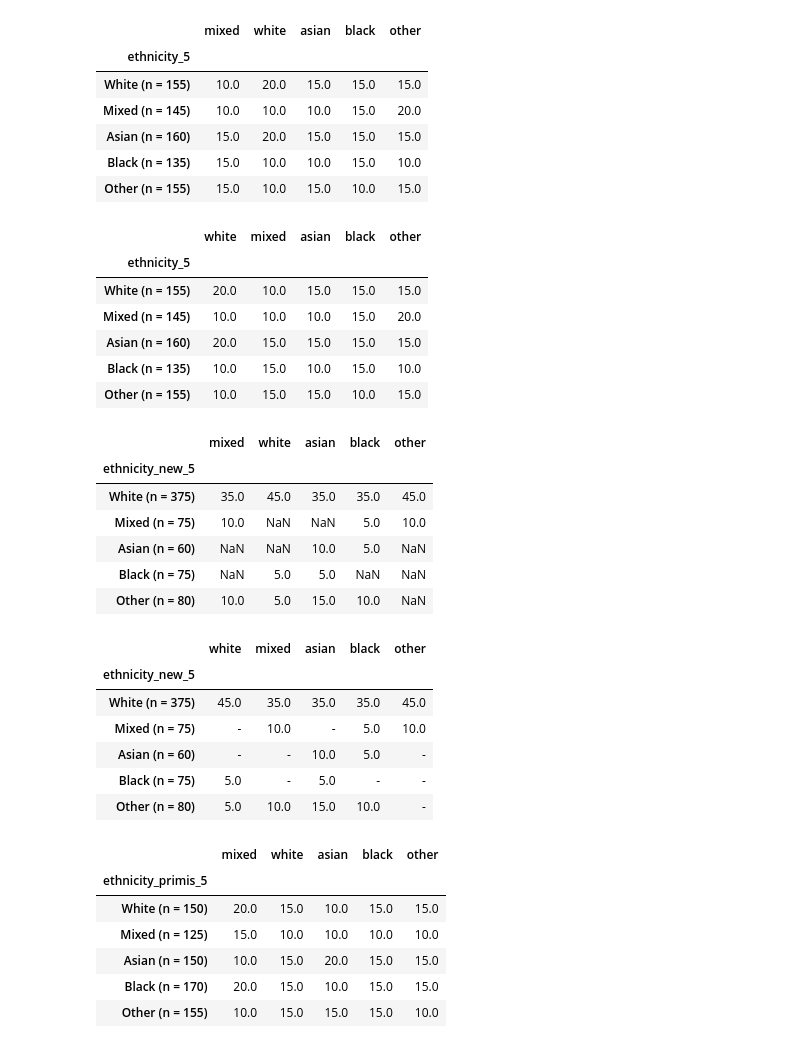
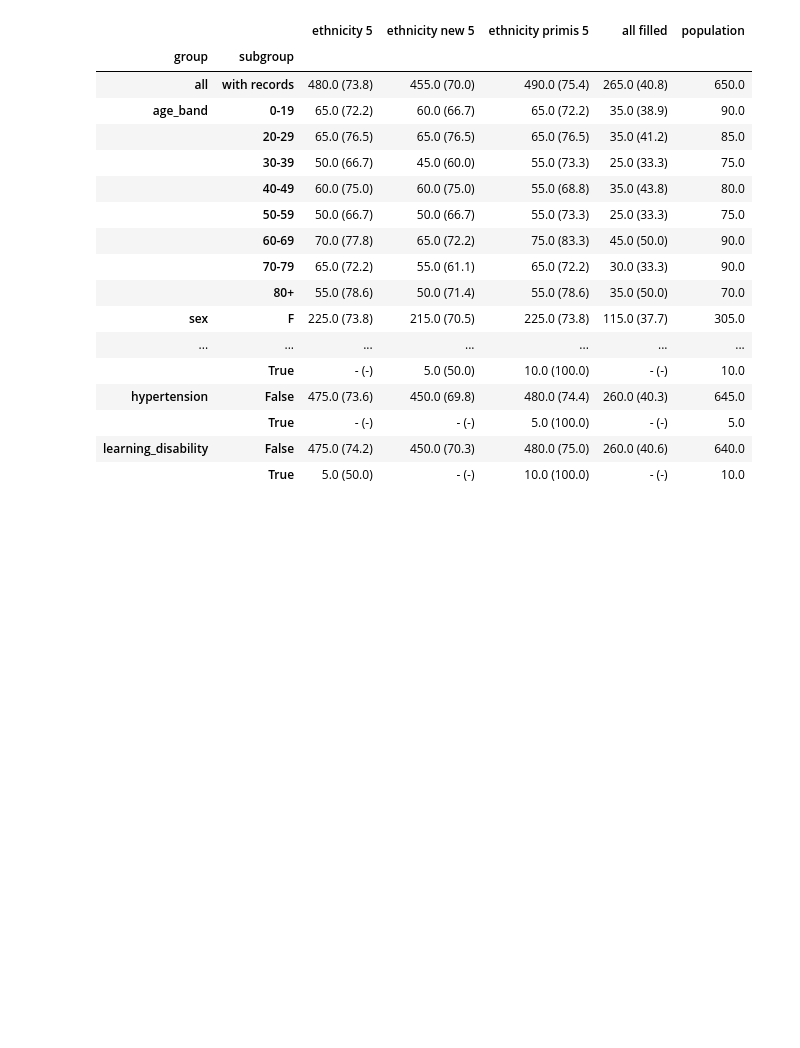
Before and after one commit to opensafely/ethnicity-short-data-report, a Jupyter notebook: notebooks_jupyter/test.ipynb, the cells around one changed output. Drawn from its saved outputs; the diff is of its cells as text; code cells hidden in the pictures; blank space fills up the shorter version.

```diff
--- a/notebooks_jupyter/test.ipynb
+++ b/notebooks_jupyter/test.ipynb
@@ -18,6 +18,9 @@ code_dict = {
 other_vars = ['mixed','white','asian','black','other']
 other_vars_combined = [x+'_'+y for x in definitions for y in other_vars]
 
+registered=True
+reg='registered'
+
 # Dates
 dates = False
 date_min = ''
@@ -37,3 +40,5 @@ clinical_covariates = ['dementia', 'diabetes', 'hypertension', 'learning_disabil
 
 # Output filepath
 output_path = 'phenotype_validation_ethnicity/5'
+if registered:
+    output_path = output_path + "/registered"
@@ -663,52 +702,36 @@ display(list(code_dict['ethnicity_5'].values()))
 # %%
 df_clean = import_clean(input_path, definitions, other_vars_combined, demographic_covariates,
                     clinical_covariates, null, date_min, date_max,
                     time_delta, output_path, code_dict, dates)
 
 # latest_common_comparison(df_clean, definitions, other_vars_combined, output_path,code_dict)
 # print(code_dict)
 from itertools import product
 new_filt = dict(filter(lambda val: val in definitions, code_dict.items()))
 lowerlist=[x.lower() for x in (list(code_dict['ethnicity_5'].values()))]
+patient_counts(df_clean, definitions, demographic_covariates, clinical_covariates, output_path)
 # print(new_filt)
 # for x in code_dict['ethnicity_5']:
 #     print(code_dict['ethnicity_5'][x].lower())
-state_change(df_clean, definitions, other_vars_combined, output_path,code_dict)
+# state_change(df_clean, definitions, other_vars_combined, output_path,code_dict)
 # #state_change(df_clean, definitions, other_vars_combined, output_path)
 # latest_common_comparison(df_clean, definitions, other_vars_combined, output_path,code_dict)
 # %% [output]
-|  | mixed | white | asian | black | other |
-| ethnicity_5 |  |  |  |  |  |
-| White (n = 155) | 10.0 | 20.0 | 15.0 | 15.0 | 15.0 |
-| Mixed (n = 145) | 10.0 | 10.0 | 10.0 | 15.0 | 20.0 |
-| Asian (n = 160) | 15.0 | 20.0 | 15.0 | 15.0 | 15.0 |
-| Black (n = 135) | 15.0 | 10.0 | 10.0 | 15.0 | 10.0 |
-| Other (n = 155) | 15.0 | 10.0 | 15.0 | 10.0 | 15.0 |
+|  |  | ethnicity 5 | ethnicity new 5 | ethnicity primis 5 | all filled | population |
+| group | subgroup |  |  |  |  |  |
+| all | with records | 480.0 (73.8) | 455.0 (70.0) | 490.0 (75.4) | 265.0 (40.8) | 650.0 |
+| age_band | 0-19 | 65.0 (72.2) | 60.0 (66.7) | 65.0 (72.2) | 35.0 (38.9) | 90.0 |
+|  | 20-29 | 65.0 (76.5) | 65.0 (76.5) | 65.0 (76.5) | 35.0 (41.2) | 85.0 |
+|  | 30-39 | 50.0 (66.7) | 45.0 (60.0) | 55.0 (73.3) | 25.0 (33.3) | 75.0 |
+|  | 40-49 | 60.0 (75.0) | 60.0 (75.0) | 55.0 (68.8) | 35.0 (43.8) | 80.0 |
+|  | 50-59 | 50.0 (66.7) | 50.0 (66.7) | 55.0 (73.3) | 25.0 (33.3) | 75.0 |
+|  | 60-69 | 70.0 (77.8) | 65.0 (72.2) | 75.0 (83.3) | 45.0 (50.0) | 90.0 |
+|  | 70-79 | 65.0 (72.2) | 55.0 (61.1) | 65.0 (72.2) | 30.0 (33.3) | 90.0 |
+|  | 80+ | 55.0 (78.6) | 50.0 (71.4) | 55.0 (78.6) | 35.0 (50.0) | 70.0 |
+| sex | F | 225.0 (73.8) | 215.0 (70.5) | 225.0 (73.8) | 115.0 (37.7) | 305.0 |
+| ... | ... | ... | ... | ... | ... | ... |
+|  | True | - (-) | 5.0 (50.0) | 10.0 (100.0) | - (-) | 10.0 |
+| hypertension | False | 475.0 (73.6) | 450.0 (69.8) | 480.0 (74.4) | 260.0 (40.3) | 645.0 |
+|  | True | - (-) | - (-) | 5.0 (100.0) | - (-) | 5.0 |
+| learning_disability | False | 475.0 (74.2) | 450.0 (70.3) | 480.0 (75.0) | 260.0 (40.6) | 640.0 |
+|  | True | 5.0 (50.0) | - (-) | 10.0 (100.0) | - (-) | 10.0 |
-|  | white | mixed | asian | black | other |
-| ethnicity_5 |  |  |  |  |  |
-| White (n = 155) | 20.0 | 10.0 | 15.0 | 15.0 | 15.0 |
-| Mixed (n = 145) | 10.0 | 10.0 | 10.0 | 15.0 | 20.0 |
-| Asian (n = 160) | 20.0 | 15.0 | 15.0 | 15.0 | 15.0 |
-| Black (n = 135) | 10.0 | 15.0 | 10.0 | 15.0 | 10.0 |
-| Other (n = 155) | 10.0 | 15.0 | 15.0 | 10.0 | 15.0 |
-|  | mixed | white | asian | black | other |
-| ethnicity_new_5 |  |  |  |  |  |
-| White (n = 375) | 35.0 | 45.0 | 35.0 | 35.0 | 45.0 |
-| Mixed (n = 75) | 10.0 | NaN | NaN | 5.0 | 10.0 |
-| Asian (n = 60) | NaN | NaN | 10.0 | 5.0 | NaN |
-| Black (n = 75) | NaN | 5.0 | 5.0 | NaN | NaN |
-| Other (n = 80) | 10.0 | 5.0 | 15.0 | 10.0 | NaN |
-|  | white | mixed | asian | black | other |
-| ethnicity_new_5 |  |  |  |  |  |
-| White (n = 375) | 45.0 | 35.0 | 35.0 | 35.0 | 45.0 |
-| Mixed (n = 75) | - | 10.0 | - | 5.0 | 10.0 |
-| Asian (n = 60) | - | - | 10.0 | 5.0 | - |
-| Black (n = 75) | 5.0 | - | 5.0 | - | - |
-| Other (n = 80) | 5.0 | 10.0 | 15.0 | 10.0 | - |
-|  | mixed | white | asian | black | other |
-| ethnicity_primis_5 |  |  |  |  |  |
-| White (n = 150) | 20.0 | 15.0 | 10.0 | 15.0 | 15.0 |
-| Mixed (n = 125) | 15.0 | 10.0 | 10.0 | 10.0 | 10.0 |
-| Asian (n = 150) | 10.0 | 15.0 | 20.0 | 15.0 | 15.0 |
-| Black (n = 170) | 20.0 | 15.0 | 10.0 | 15.0 | 15.0 |
-| Other (n = 155) | 10.0 | 15.0 | 15.0 | 15.0 | 10.0 |
```
Also changed, not shown: parts of 4 cells of this notebook, 6 other files.
